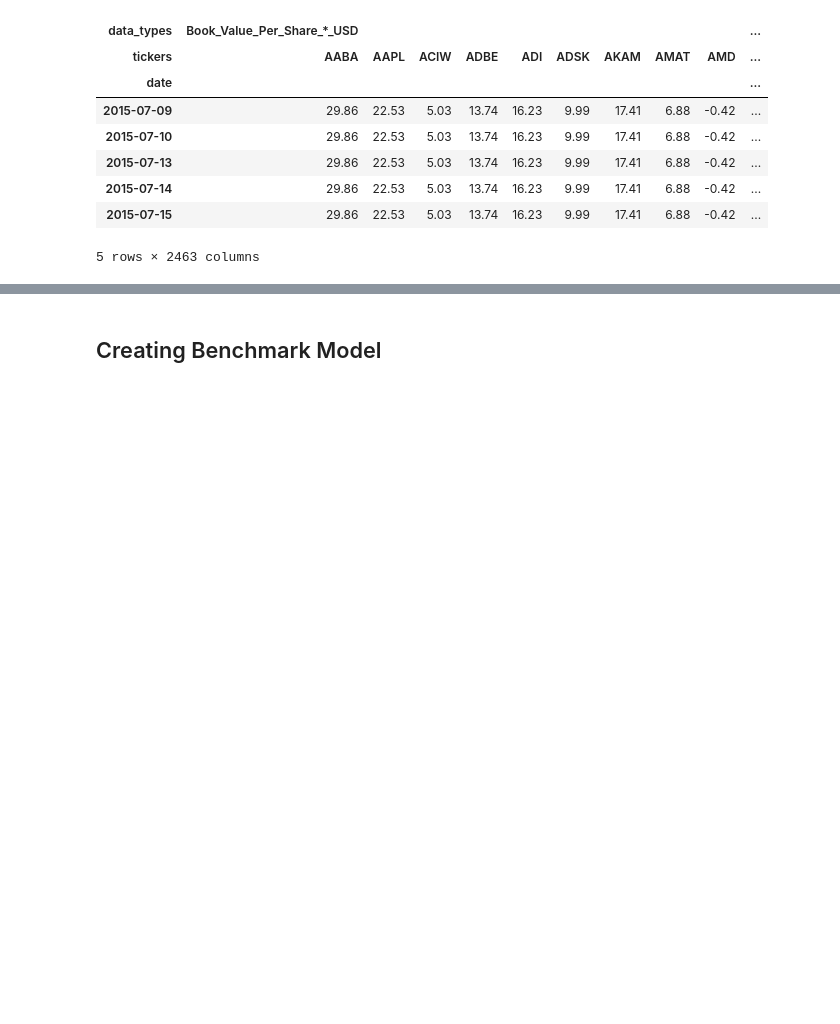
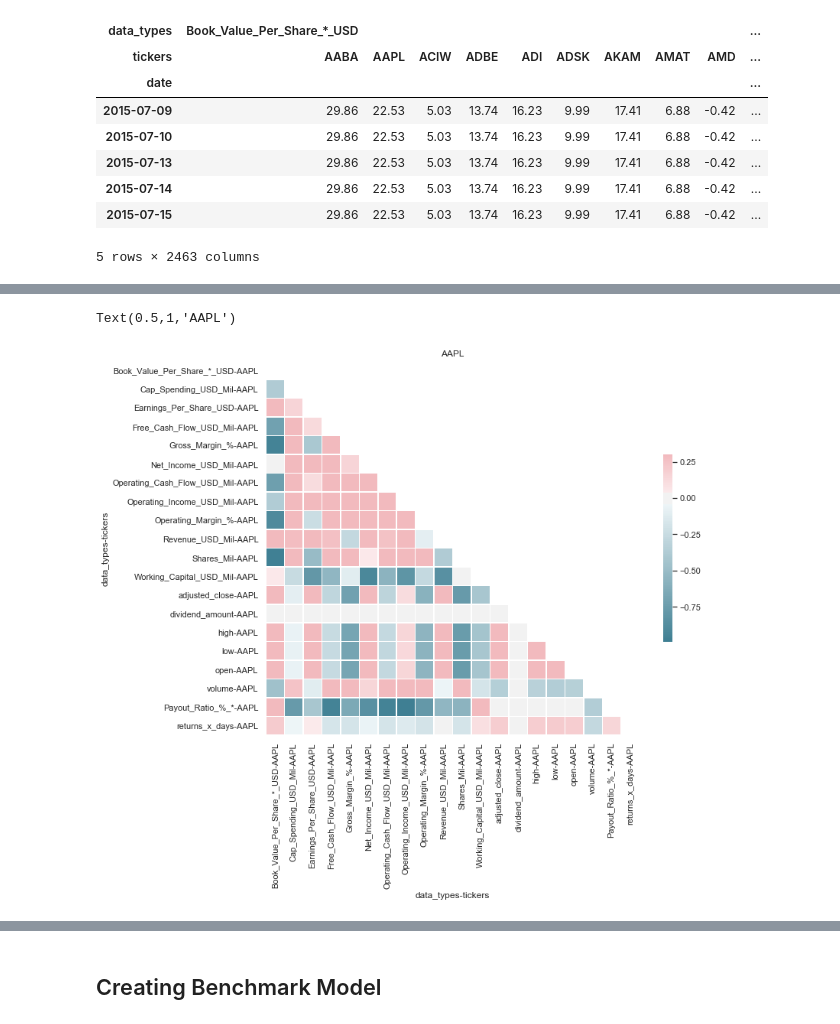
Before and after one commit to yjthay/Udacity-Machine-Learning-Engineer-Capstone-Project, a Jupyter notebook: Capstone Report.ipynb, the cells around one changed output, grey strips where cells are left out. Saved outputs shown, nothing was run; the diff lists cells and outputs as text; code cells hidden in the pictures; blank space fills up the shorter version.

```diff
--- a/Capstone Report.ipynb
+++ b/Capstone Report.ipynb
@@ -339,0 +175,5 @@ The levels are  ['data_types', 'tickers']
+# %%
+print("I decide that it will be much easier to see how each variables relate with one another for a single ticker and thus I decide to take a look based off Apple.")
+ticker = "AAPL"
+aapl = output.loc[:,(slice(None),ticker)]
+aapl.head()
@@ -339,0 +190,24 @@ The levels are  ['data_types', 'tickers']
+# %%
+import seaborn as sns
+sns.set(style="white")
+
+# Compute the correlation matrix
+corr = aapl.corr()
+
+# Generate a mask for the upper triangle
+mask = np.zeros_like(corr, dtype=np.bool)
+mask[np.triu_indices_from(mask)] = True
+
+# Set up the matplotlib figure
+f, ax = plt.subplots(figsize=(11, 9))
+
+# Generate a custom diverging colormap
+cmap = sns.diverging_palette(220, 10, as_cmap=True)
+
+# Draw the heatmap with the mask and correct aspect ratio
+g = sns.heatmap(corr, mask=mask, cmap=cmap, vmax=.3, center=0,
+            square=True, linewidths=.5, cbar_kws={"shrink": .5})
+g.set_title(ticker)
+# %% [output]
+Text(0.5,1,'AAPL')
+[figure, added]
```
Also changed, not shown: parts of 31 cells of this notebook, 8 other files.
